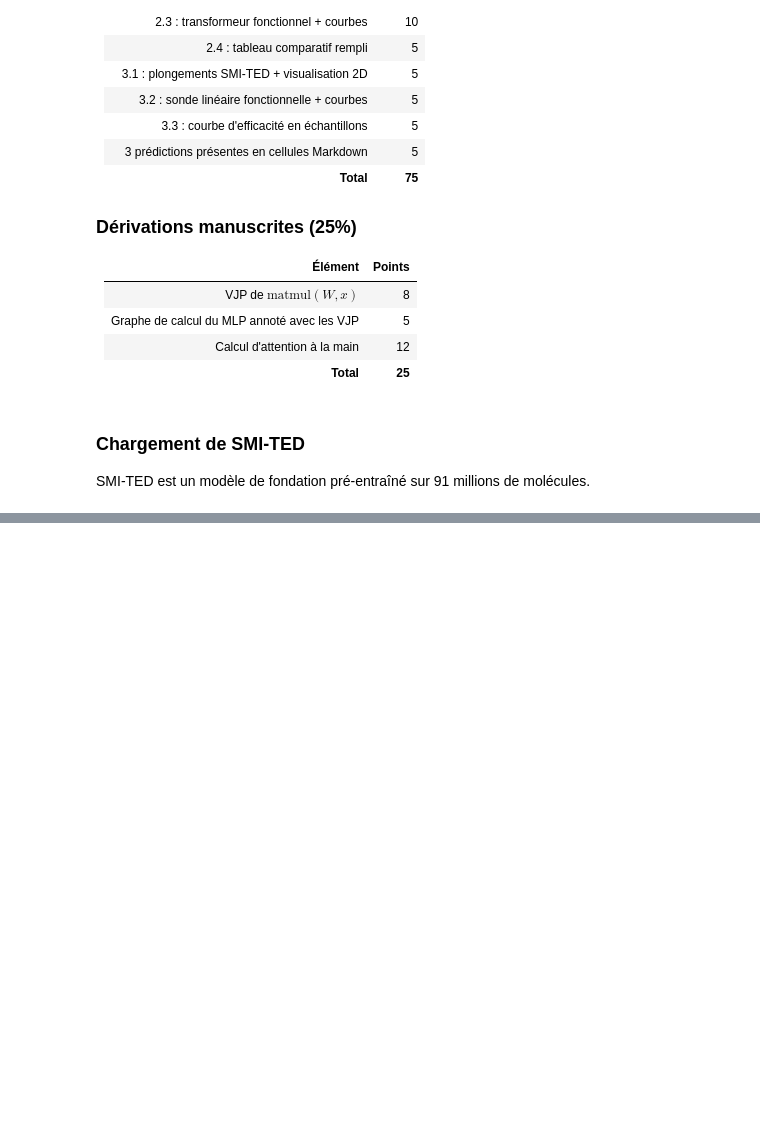
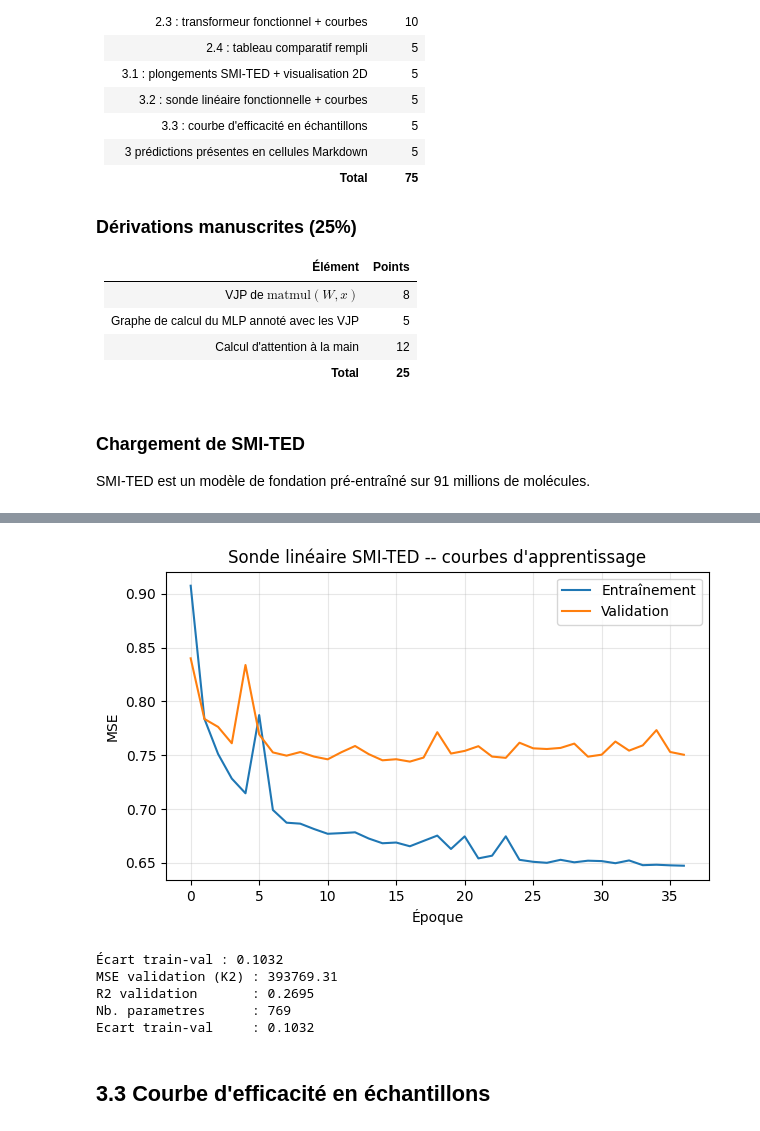
Before and after one commit to Jhosim-Agudelo/IFT3395-TP2, a Jupyter notebook: Devoir_2.ipynb, the cells around one changed output, grey strips where cells are left out. Saved outputs shown, nothing was run; the diff lists cells and outputs as text; code cells hidden in the pictures; blank space fills up the shorter version.

```diff
--- a/Devoir_2.ipynb
+++ b/Devoir_2.ipynb
@@ -863,0 +1055,29 @@ Entry Not Found for url: https://huggingface.co/ibm-research/materials.smi-ted/r
+# %%
+# Métriques finales de la sonde linéaire
+probe.eval()
+with torch.no_grad():
+    preds_probe_norm = probe(E_val_t).squeeze(1).numpy()
+
+preds_probe_denorm = preds_probe_norm * y_std + y_mean
+targets_denorm     = y_val_norm * y_std + y_mean
+
+mse_probe = float(np.mean((preds_probe_denorm - targets_denorm) ** 2))
+r2_probe  = r2_score(targets_denorm, preds_probe_denorm)
+gap_probe = val_losses_probe[-1] - train_losses_probe[-1]
+
+plot_learning_curves(train_losses_probe, val_losses_probe,
+                     title="Sonde linéaire SMI-TED -- courbes d'apprentissage")
+
+print(f'MSE validation (K2) : {mse_probe:.2f}')
+print(f'R2 validation       : {r2_probe:.4f}')
+print(f'Nb. parametres      : {sum(p.numel() for p in probe.parameters()):,}')  # 769
+print(f'Ecart train-val     : {gap_probe:.4f}')
+# %% [output]
+[figure, added]
+Écart train-val : 0.1032
+MSE validation (K2) : 393769.31
+R2 validation       : 0.2695
+Nb. parametres      : 769
+Ecart train-val     : 0.1032
+# %% [markdown]
+## 3.3 Courbe d'efficacité en échantillons
```
Also changed, not shown: parts of 23 cells of this notebook, 1 other file.
